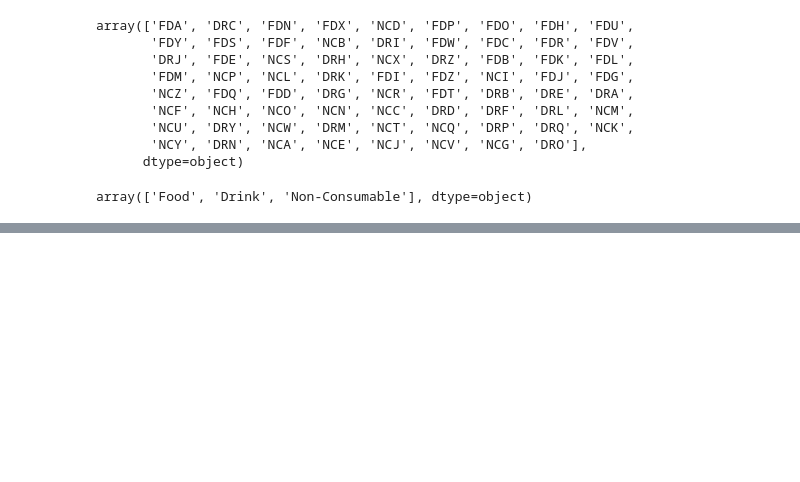
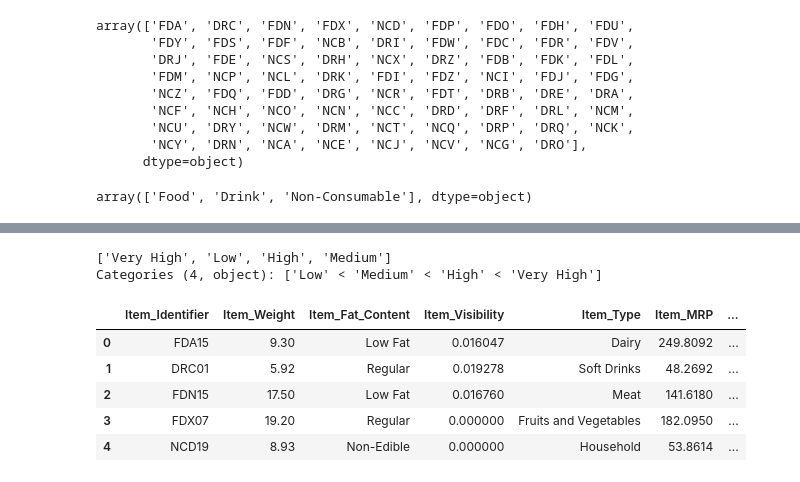
Before and after one commit to SirTee12/Big-Mart-Sales-Forecasting, a Jupyter notebook: Analysis-and-prediction-of-sales-data.ipynb, the cells around one changed output, grey strips where cells are left out. Saved outputs shown, nothing was run; the diff lists cells and outputs as text; code cells hidden in the pictures; blank space fills up the shorter version.

```diff
--- a/Analysis-and-prediction-of-sales-data.ipynb
+++ b/Analysis-and-prediction-of-sales-data.ipynb
@@ -614,0 +653,21 @@ array(['Food', 'Drink', 'Non-Consumable'], dtype=object)
+# %%
+#bins = np.linspace(-np.inf, np.inf, 5)
+
+# set the actegory names
+group_names = ["Low", "Medium", "High", 'Very High']
+bigmart["Item_MRP_Category"] = pd.cut(bigmart["Item_MRP"], bins = [-np.inf, 70, 131, 201, np.inf], labels=group_names)
+# %%
+# verify
+bigmart.Item_MRP_Category.unique()
+# %% [output]
+['Very High', 'Low', 'High', 'Medium']
+Categories (4, object): ['Low' < 'Medium' < 'High' < 'Very High']
+# %%
+bigmart.head()
+# %% [output]
+|  | Item_Identifier | Item_Weight | Item_Fat_Content | Item_Visibility | Item_Type | Item_MRP | ... |
+| 0 | FDA15 | 9.30 | Low Fat | 0.016047 | Dairy | 249.8092 | ... |
+| 1 | DRC01 | 5.92 | Regular | 0.019278 | Soft Drinks | 48.2692 | ... |
+| 2 | FDN15 | 17.50 | Low Fat | 0.016760 | Meat | 141.6180 | ... |
+| 3 | FDX07 | 19.20 | Regular | 0.000000 | Fruits and Vegetables | 182.0950 | ... |
+| 4 | NCD19 | 8.93 | Non-Edible | 0.000000 | Household | 53.8614 | ... |
```
Also changed, not shown: parts of 4 cells of this notebook.
